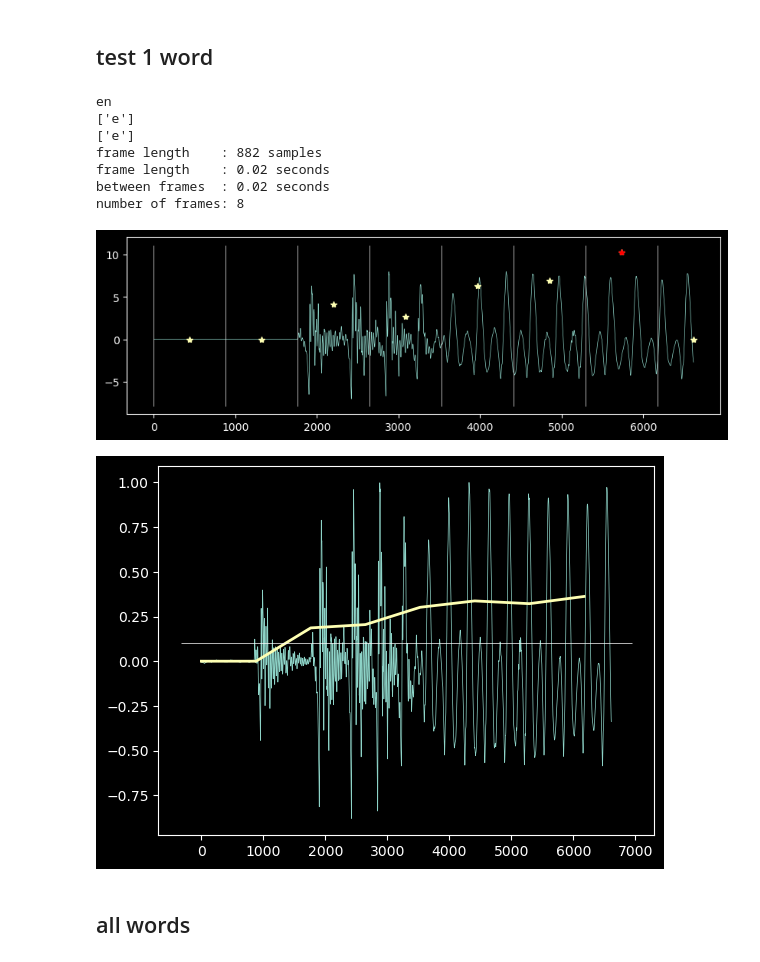
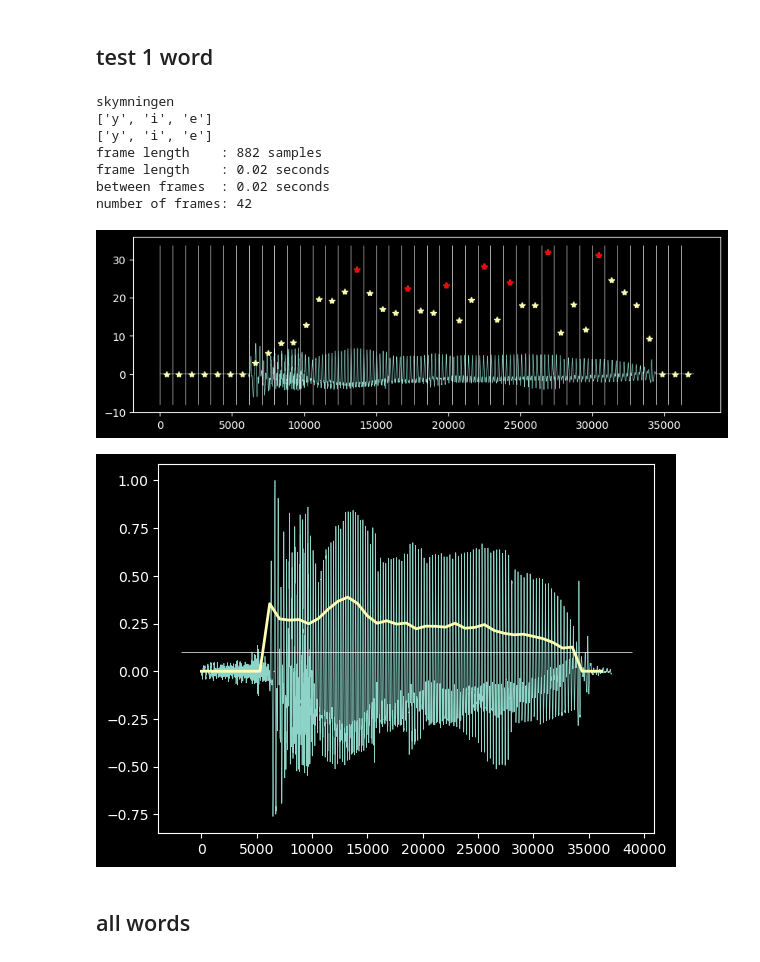
Before and after one commit to TobiasBjork/VowelProject, a Jupyter notebook: short_segments_stitch.ipynb, the cells around one changed output. Cells and saved outputs as stored; diff of their text form; code cells hidden in the pictures.

```diff
--- a/short_segments_stitch.ipynb
+++ b/short_segments_stitch.ipynb
@@ -96,38 +96,40 @@ for i, w in enumerate(words):
 ## test 1 word
 # %%
 fl = int(0.02 * Fs)
-k = 2
+k = 1
 word = words[k]["word"]
 print(word)
-segments, vowels_per_segment = tools.segment_by_words(words, audio, Fs, tools.VOWELS_SV)
+segments, vowels_per_segment, segments_start = tools.segment_by_words(
+    words, audio, Fs, tools.VOWELS_SV
+)
 x = segments[k] / segments[k].max()
 vowels = vowels_per_segment[k]
 
 print(vowels)
 print(words[k]["vowels"])
 
 frames, f_start = tools.split_frames(x, fl, Fs, overlap=0, vol_thr=0.1, print_info=True)
 
-peak_frames, hnr_frames = tools.HNR_short(frames, Fs, len(vowels))
+peak_frames, hnr_frames = tools.HNR_short(frames, Fs, 7, min_dist=False)
 
 plt.figure(figsize=(10, 3))
 plt.plot(8 * np.concatenate(frames))
 plt.plot(f_start + int(fl / 2), hnr_frames, "*")
 plt.plot(f_start[peak_frames] + int(fl / 2), hnr_frames[peak_frames], "*r")
 plt.vlines(f_start, *plt.ylim())
 
 plt.show()
 
 wavfile.write(f"output/1word{word}.wav", Fs, tools.stitch_frames(frames))
 # %% [output]
-en
-['e']
-['e']
+skymningen
+['y', 'i', 'e']
+['y', 'i', 'e']
 frame length    : 882 samples
 frame length    : 0.02 seconds
 between frames  : 0.02 seconds
-number of frames: 8
+number of frames: 42
-[figure, old version]
+[figure, new version]
 # %%
 reload(tools)
 plt.plot(x)
@@ -135,7 +137,7 @@ plt.plot(f_start, [tools.vol(f) for f in frames], linewidth=2)
 plt.hlines(0.1, *plt.xlim())
 plt.show()
 # %% [output]
-[figure, old version]
+[figure, new version]
 # %% [markdown]
 ## all words
 # %%
```
Also changed, not shown: parts of 3 cells of this notebook, 4 other files.
